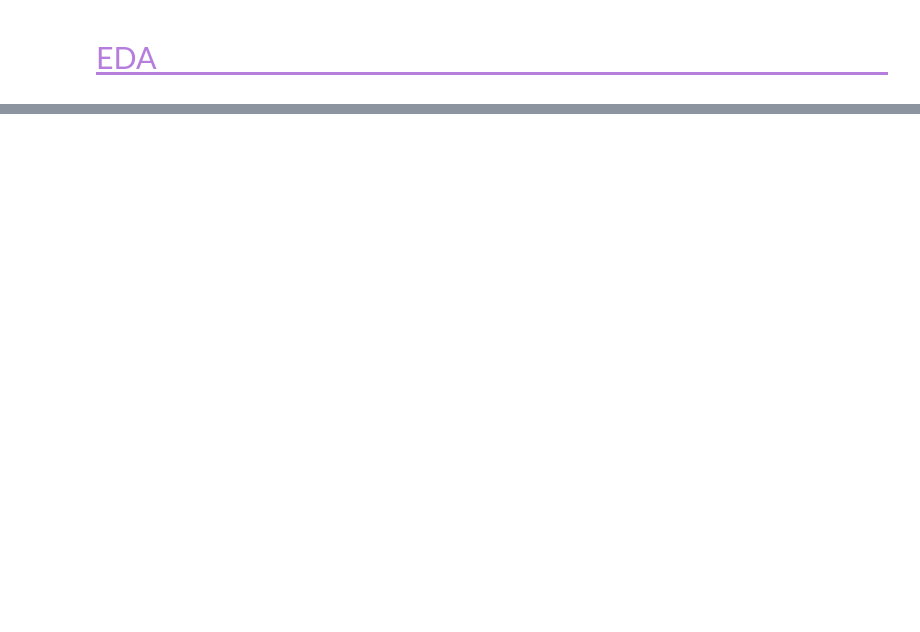
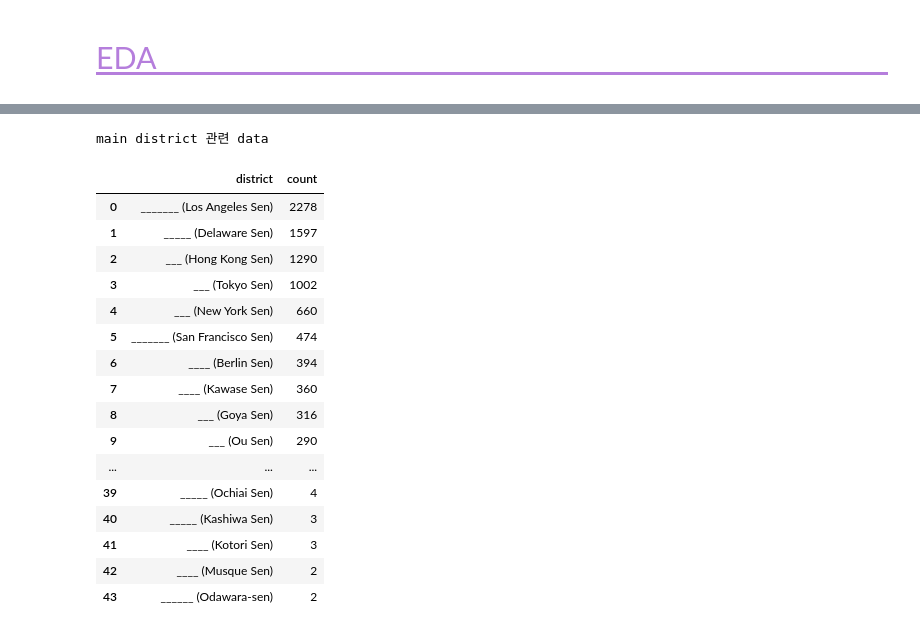
Before and after one commit to zinnie1025/AirbnbWise, a Jupyter notebook: data/jieun/inside_Airbnb_MAC.ipynb, the cells around one changed output, grey strips where cells are left out. Drawn from its saved outputs; the diff is of its cells as text; code cells hidden in the pictures; blank space fills up the shorter version.

```diff
--- a/data/jieun/inside_Airbnb_MAC.ipynb
+++ b/data/jieun/inside_Airbnb_MAC.ipynb
@@ -27,6 +27,9 @@ from pandas.io.formats.style import Styler
 
 import warnings
 warnings.filterwarnings('ignore')
+
+pd.options.display.max_columns = 999
+pd.options.display.max_colwidth = 999
 
 tqdm.pandas()
 
@@ -141,7 +144,7 @@ There are 74 independent variables:
 <li><code>calculated_host_listings_count_shared_rooms</code> The number of Shared room listings the host has in the current scrape, in the city/region geography</li>
 <li><code>reviews_per_month</code> The number of reviews the listing has over the lifetime of the listing</li>
 # %%
-PATH_DF = '//Users//genie//PycharmProjects//PROJECT//jieun//listings.csv'
+PATH_DF = '//Users//genie//PycharmProjects//PROJECT//jieun//listings_gz.csv'
 
 df = pd.read_csv(PATH_DF)
 # %%
@@ -305,0 +340,5 @@ calendar dataset 4 top rows (hover to magnify).
+# %%
+PATH_DF2 = '//Users//genie//PycharmProjects//PROJECT//jieun//listings.csv'
+
+df2 = pd.read_csv(PATH_DF2)
+display(stylize_simple(df2.head(4), 'listings dataset 4 top rows (hover to magnify).'))
@@ -307,0 +420,23 @@ calendar dataset 4 top rows (hover to magnify).
+# %%
+main_district_df2 = df2['district'].value_counts().reset_index()
+main_district_df2.columns = ['district', 'count']
+display(stylize_simple(main_district_df2, 'main district 관련 data'))
+# %% [output]
+main district 관련 data
+|  | district | count |
+| 0 | _______ (Los Angeles Sen) | 2278 |
+| 1 | _____ (Delaware Sen) | 1597 |
+| 2 | ___ (Hong Kong Sen) | 1290 |
+| 3 | ___ (Tokyo Sen) | 1002 |
+| 4 | ___ (New York Sen) | 660 |
+| 5 | _______ (San Francisco Sen) | 474 |
+| 6 | ____ (Berlin Sen) | 394 |
+| 7 | ____ (Kawase Sen) | 360 |
+| 8 | ___ (Goya Sen) | 316 |
+| 9 | ___ (Ou Sen) | 290 |
+| ... | ... | ... |
+| 39 | _____ (Ochiai Sen) | 4 |
+| 40 | _____ (Kashiwa Sen) | 3 |
+| 41 | ____ (Kotori Sen) | 3 |
+| 42 | ____ (Musque Sen) | 2 |
+| 43 | ______ (Odawara-sen) | 2 |
```
Also changed, not shown: parts of 12 cells of this notebook, 1 other file.
